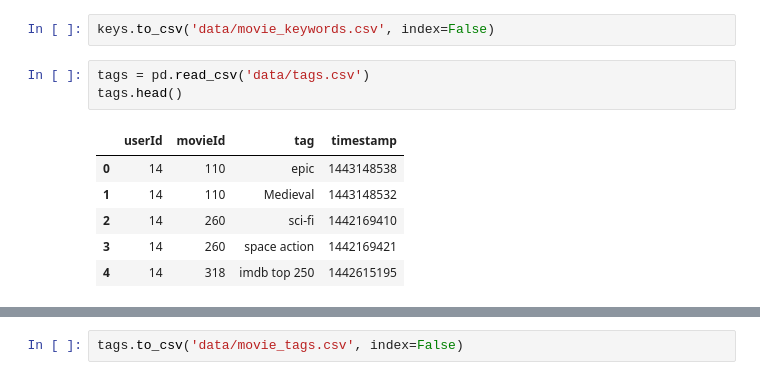
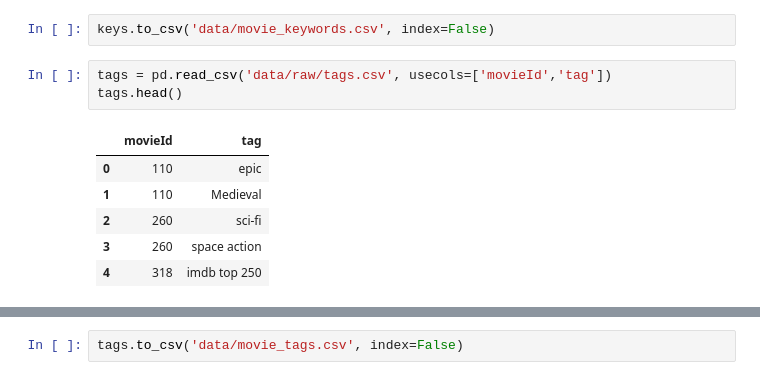
Before and after one commit to davpinto/ml-eng-project, a Jupyter notebook: 01-data-preparation.ipynb, the cells around one changed output, grey strips where cells are left out. Cells and saved outputs as stored; diff of their text form.

Commit message:
Finished data preparation

```diff
--- a/01-data-preparation.ipynb
+++ b/01-data-preparation.ipynb
@@ -219,13 +229,13 @@ Wall time: 59.6 s
 # %%
 keys.to_csv('data/movie_keywords.csv', index=False)
 # %%
-tags = pd.read_csv('data/tags.csv')
+tags = pd.read_csv('data/raw/tags.csv', usecols=['movieId','tag'])
 tags.head()
 # %% [output]
-|  | userId | movieId | tag | timestamp |
-| 0 | 14 | 110 | epic | 1443148538 |
-| 1 | 14 | 110 | Medieval | 1443148532 |
-| 2 | 14 | 260 | sci-fi | 1442169410 |
-| 3 | 14 | 260 | space action | 1442169421 |
-| 4 | 14 | 318 | imdb top 250 | 1442615195 |
+|  | movieId | tag |
+| 0 | 110 | epic |
+| 1 | 110 | Medieval |
+| 2 | 260 | sci-fi |
+| 3 | 260 | space action |
+| 4 | 318 | imdb top 250 |
 # %%
```
Also changed, not shown: parts of 23 cells of this notebook.
